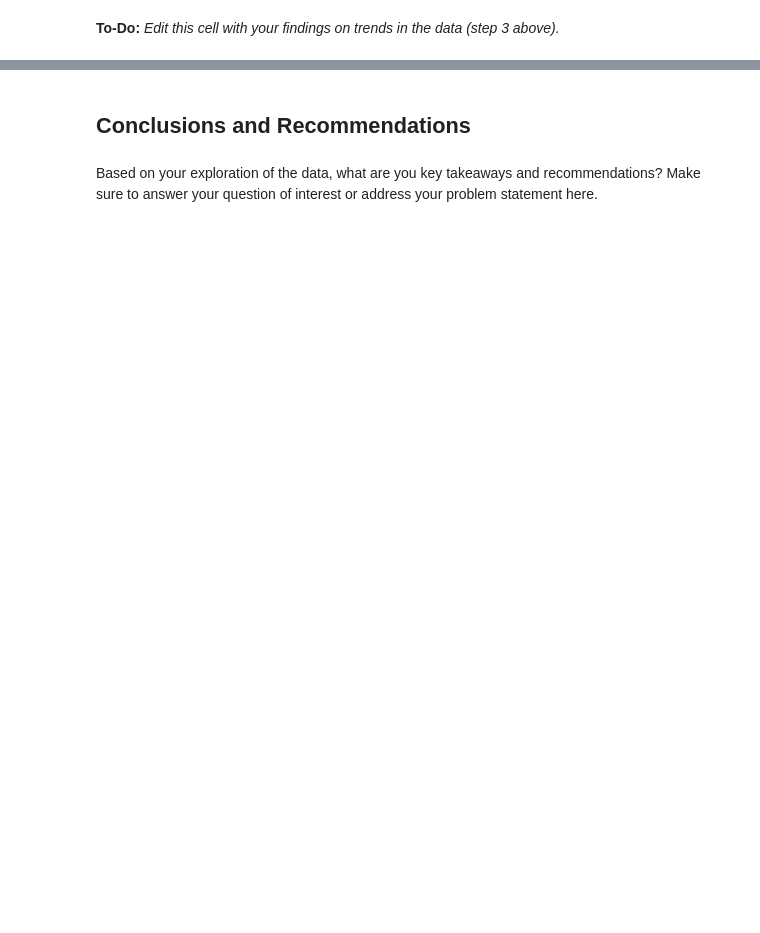
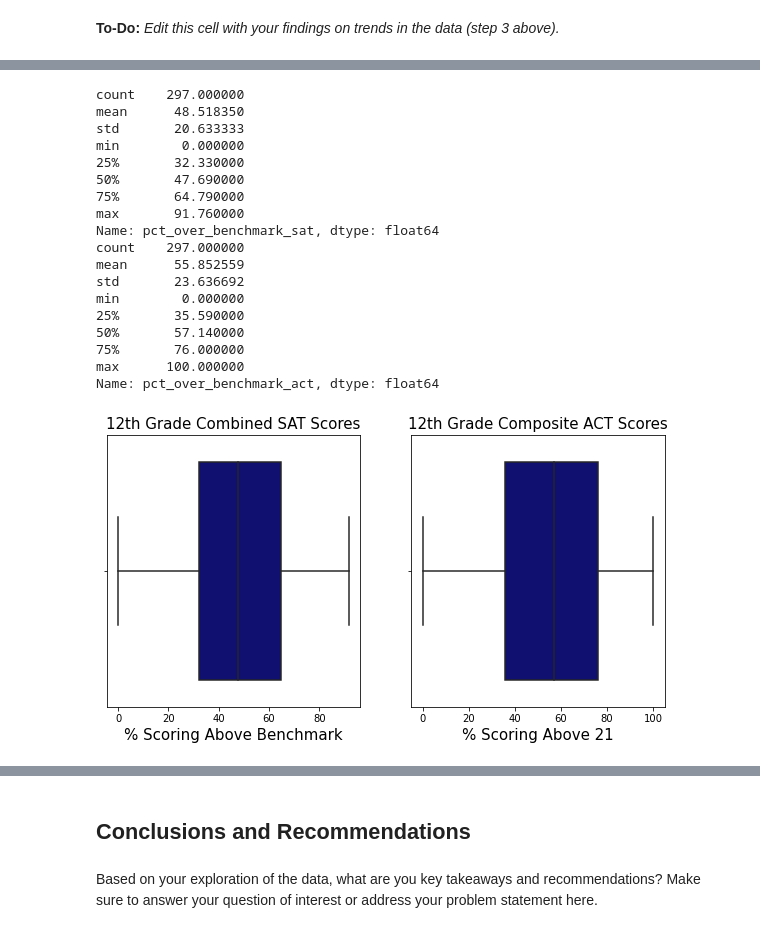
Before and after one commit to griffinbran/Temp-Repo-1, a Jupyter notebook: code/starter-code.ipynb, the cells around one changed output, grey strips where cells are left out. Cells and saved outputs as stored; diff of their text form; code cells hidden in the pictures; blank space fills up the shorter version.

```diff
--- a/code/starter-code.ipynb
+++ b/code/starter-code.ipynb
@@ -675,0 +707,38 @@ sns.catplot(  x='score', y='pct_over_benchmark_act', data=finaldf, kind='box', s
+# %%
+#Histogram
+fig, (ax0, ax1) = plt.subplots(nrows=1,ncols=2, sharey=False, figsize = (10, 5));
+# Plot it
+# colors: https://matplotlib.org/3.1.0/gallery/color/named_colors.html
+sns.boxplot(finaldf['pct_over_benchmark_sat'], color = 'navy', ax=ax0)
+sns.boxplot(finaldf['pct_over_benchmark_act'], color = 'navy',ax=ax1)
+
+# Create a descriptive title
+ax0.set_xlabel('% Scoring Above Benchmark',fontsize=15);
+ax0.set_title('12th Grade Combined SAT Scores',fontsize=15)
+
+ax1.set_xlabel( '% Scoring Above 21',fontsize=15);
+ax1.set_title('12th Grade Composite ACT Scores',fontsize=15);
+
+# Look at the numbers to compare with the histogram
+print(finaldf['pct_over_benchmark_sat'].describe())
+print(finaldf['pct_over_benchmark_act'].describe())
+# %% [output]
+count    297.000000
+mean      48.518350
+std       20.633333
+min        0.000000
+25%       32.330000
+50%       47.690000
+75%       64.790000
+max       91.760000
+Name: pct_over_benchmark_sat, dtype: float64
+count    297.000000
+mean      55.852559
+std       23.636692
+min        0.000000
+25%       35.590000
+50%       57.140000
+75%       76.000000
+max      100.000000
+Name: pct_over_benchmark_act, dtype: float64
+[figure, added]
```
Also changed, not shown: parts of 20 cells of this notebook.
